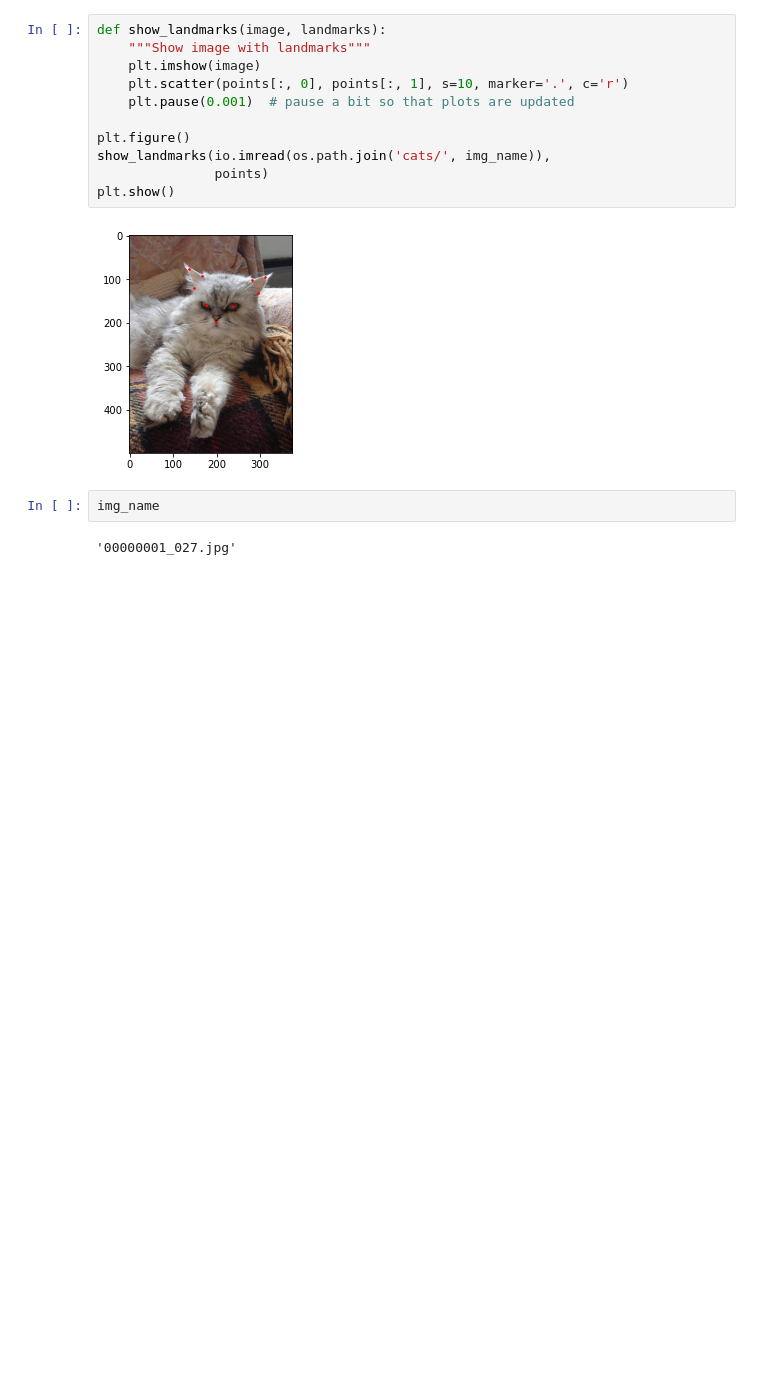
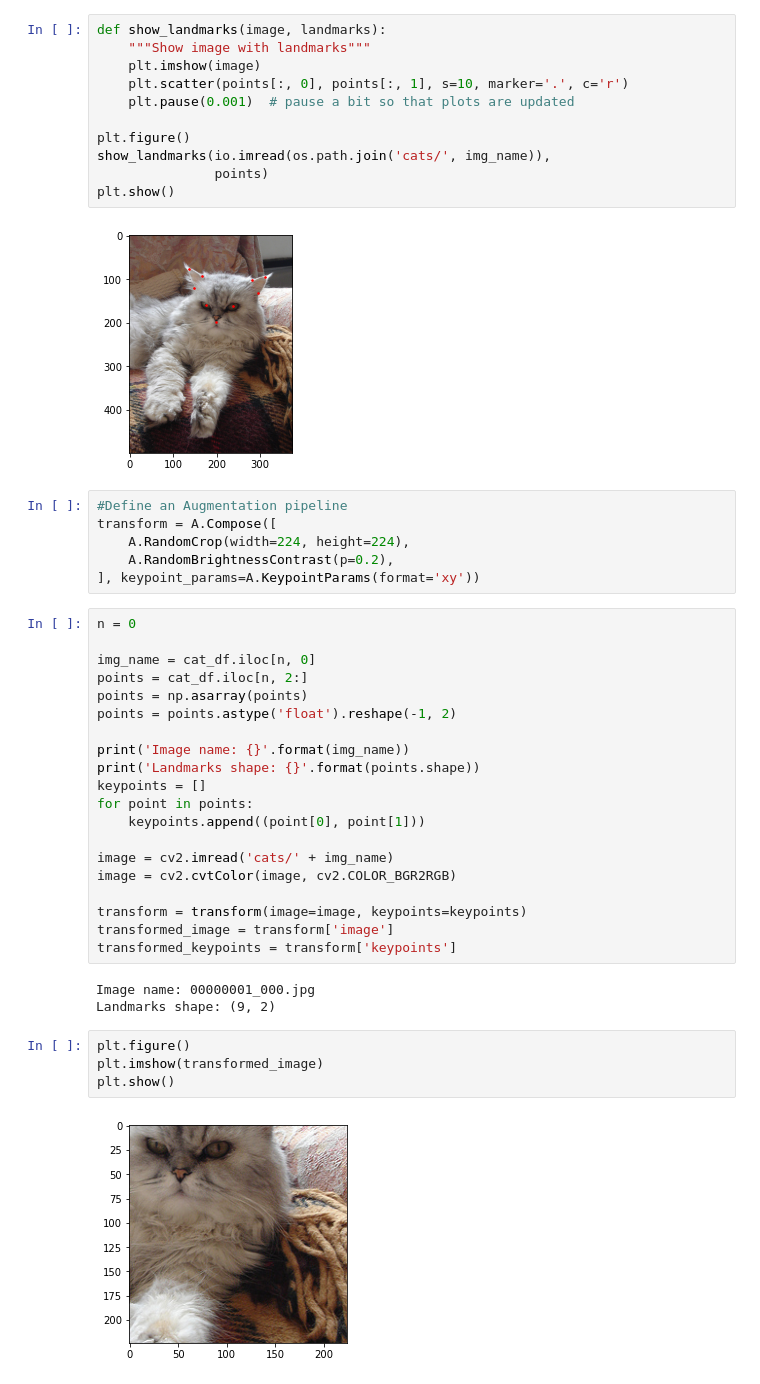
Before and after one commit to MaxVanDijck/cat-face-detection, a Jupyter notebook: model.ipynb, the cells around one changed output. Drawn from its saved outputs; the diff is of its cells as text; blank space fills up the shorter version.

Commit message:
augmentation pipeline

```diff
--- a/model.ipynb
+++ b/model.ipynb
@@ -45,7 +52,38 @@ show_landmarks(io.imread(os.path.join('cats/', img_name)),
 plt.show()
 # %% [output]
 [figure]
-# %%
-img_name
-# %% [output]
-'00000001_027.jpg'
+# %%
+#Define an Augmentation pipeline
+transform = A.Compose([
+    A.RandomCrop(width=224, height=224),
+    A.RandomBrightnessContrast(p=0.2),
+], keypoint_params=A.KeypointParams(format='xy'))
+# %%
+n = 0
+
+img_name = cat_df.iloc[n, 0]
+points = cat_df.iloc[n, 2:]
+points = np.asarray(points)
+points = points.astype('float').reshape(-1, 2)
+
+print('Image name: {}'.format(img_name))
+print('Landmarks shape: {}'.format(points.shape))
+keypoints = []
+for point in points:
+    keypoints.append((point[0], point[1]))
+
+image = cv2.imread('cats/' + img_name)
+image = cv2.cvtColor(image, cv2.COLOR_BGR2RGB)
+
+transform = transform(image=image, keypoints=keypoints)
+transformed_image = transform['image']
+transformed_keypoints = transform['keypoints']
+# %% [output]
+Image name: 00000001_000.jpg
+Landmarks shape: (9, 2)
+# %%
+plt.figure()
+plt.imshow(transformed_image)
+plt.show()
+# %% [output]
+[figure, added]
```
Also changed, not shown: parts of 4 cells of this notebook.
